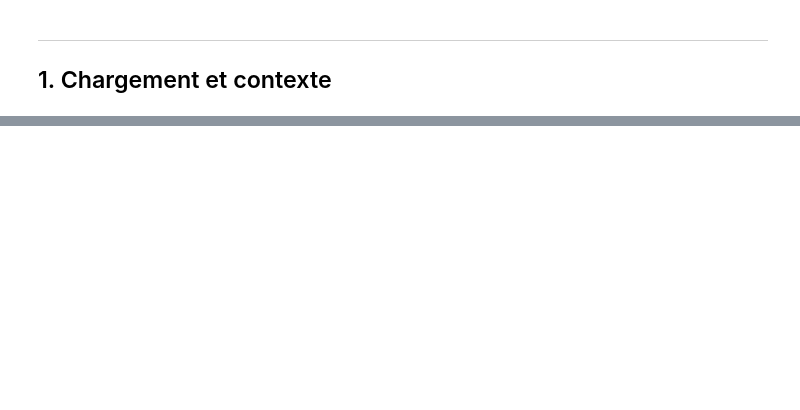
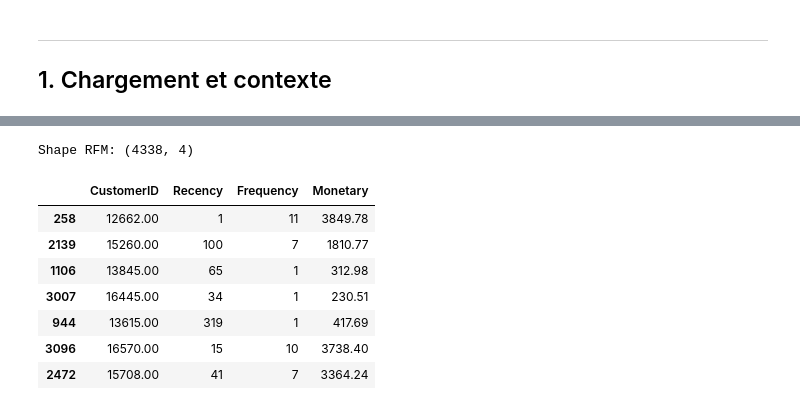
Before and after one commit to datapoli12/Segmentation-Client-E-commerce, a Jupyter notebook: notebooks/01_eda.ipynb, the cells around one changed output, grey strips where cells are left out. Saved outputs shown, nothing was run; the diff lists cells and outputs as text; code cells hidden in the pictures; blank space fills up the shorter version.

```diff
--- a/notebooks/01_eda.ipynb
+++ b/notebooks/01_eda.ipynb
@@ -188,14 +249,24 @@ print(f"Date de référence: {reference_date}")
 # %%
 # Calcul RFM
 rfm = df_valid.groupby('CustomerID').agg({
     'InvoiceDate': lambda x: (reference_date - x.max()).days,  # Recency
     'InvoiceNo': 'nunique',  # Frequency
     'TotalAmount': 'sum'  # Monetary
 }).reset_index()
 
 rfm.columns = ['CustomerID', 'Recency', 'Frequency', 'Monetary']
 print(f"Shape RFM: {rfm.shape}")
-rfm.head(10)
+rfm.sample(7)
+# %% [output]
+Shape RFM: (4338, 4)
+|  | CustomerID | Recency | Frequency | Monetary |
+| 258 | 12662.00 | 1 | 11 | 3849.78 |
+| 2139 | 15260.00 | 100 | 7 | 1810.77 |
+| 1106 | 13845.00 | 65 | 1 | 312.98 |
+| 3007 | 16445.00 | 34 | 1 | 230.51 |
+| 944 | 13615.00 | 319 | 1 | 417.69 |
+| 3096 | 16570.00 | 15 | 10 | 3738.40 |
+| 2472 | 15708.00 | 41 | 7 | 3364.24 |
 # %%
 # Stats descriptives RFM
 rfm[['Recency', 'Frequency', 'Monetary']].describe(percentiles=[0.01, 0.05, 0.25, 0.5, 0.75, 0.95, 0.99])
```
Also changed, not shown: parts of 43 cells of this notebook, 4 other files.
